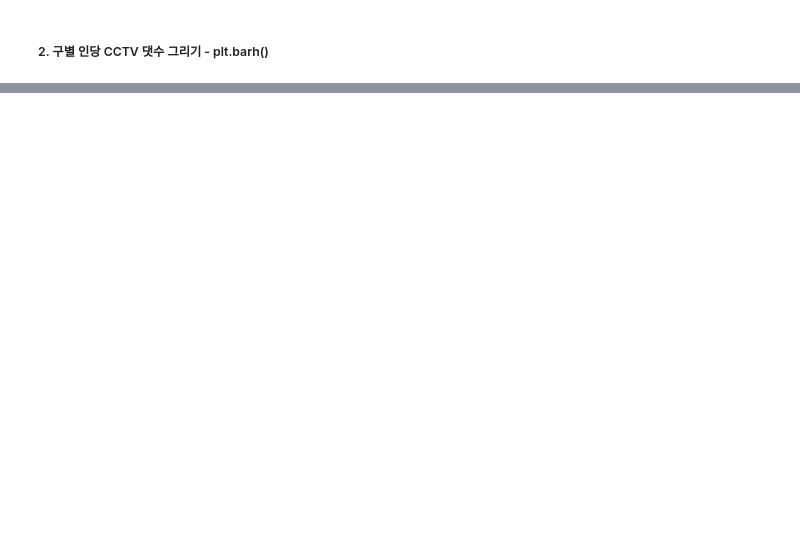
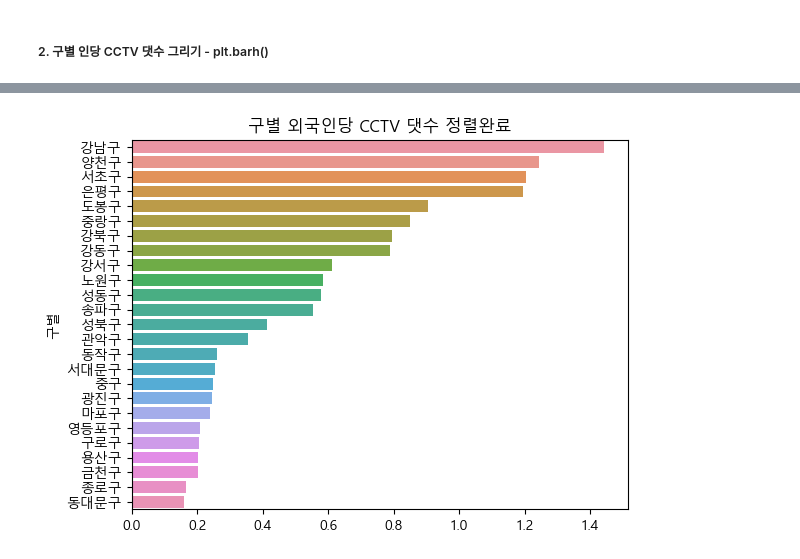
Before and after one commit to jayhuni/DataAnalysis-2023.09, a Jupyter notebook: 03.시각화/08.서울시CCTV시각화.ipynb, the cells around one changed output, grey strips where cells are left out. Cells and saved outputs as stored; diff of their text form; code cells hidden in the pictures; blank space fills up the shorter version.

```diff
--- a/03.시각화/08.서울시CCTV시각화.ipynb
+++ b/03.시각화/08.서울시CCTV시각화.ipynb
@@ -54,0 +62,6 @@ plt.title('구별 인당 CCTV 댓수');
+# %%
+scf = (df['CCTV댓수'] / df['외국인']).sort_values(ascending=False)
+sns.barplot(y=scf.index, x=scf.values)
+plt.title('구별 외국인당 CCTV 댓수 정렬완료');
+# %% [output]
+[figure, added]
```
Also changed, not shown: parts of 22 cells of this notebook.
